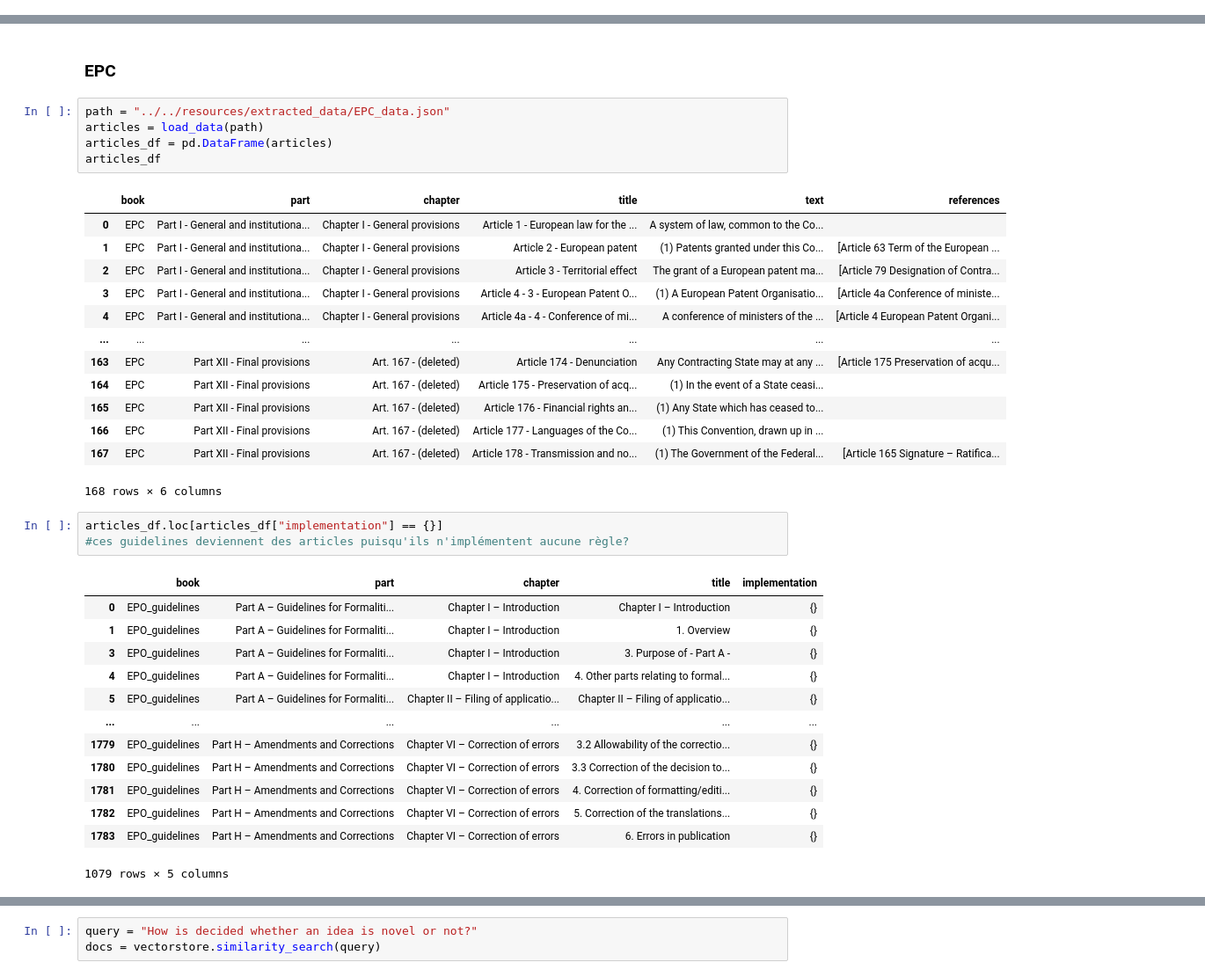
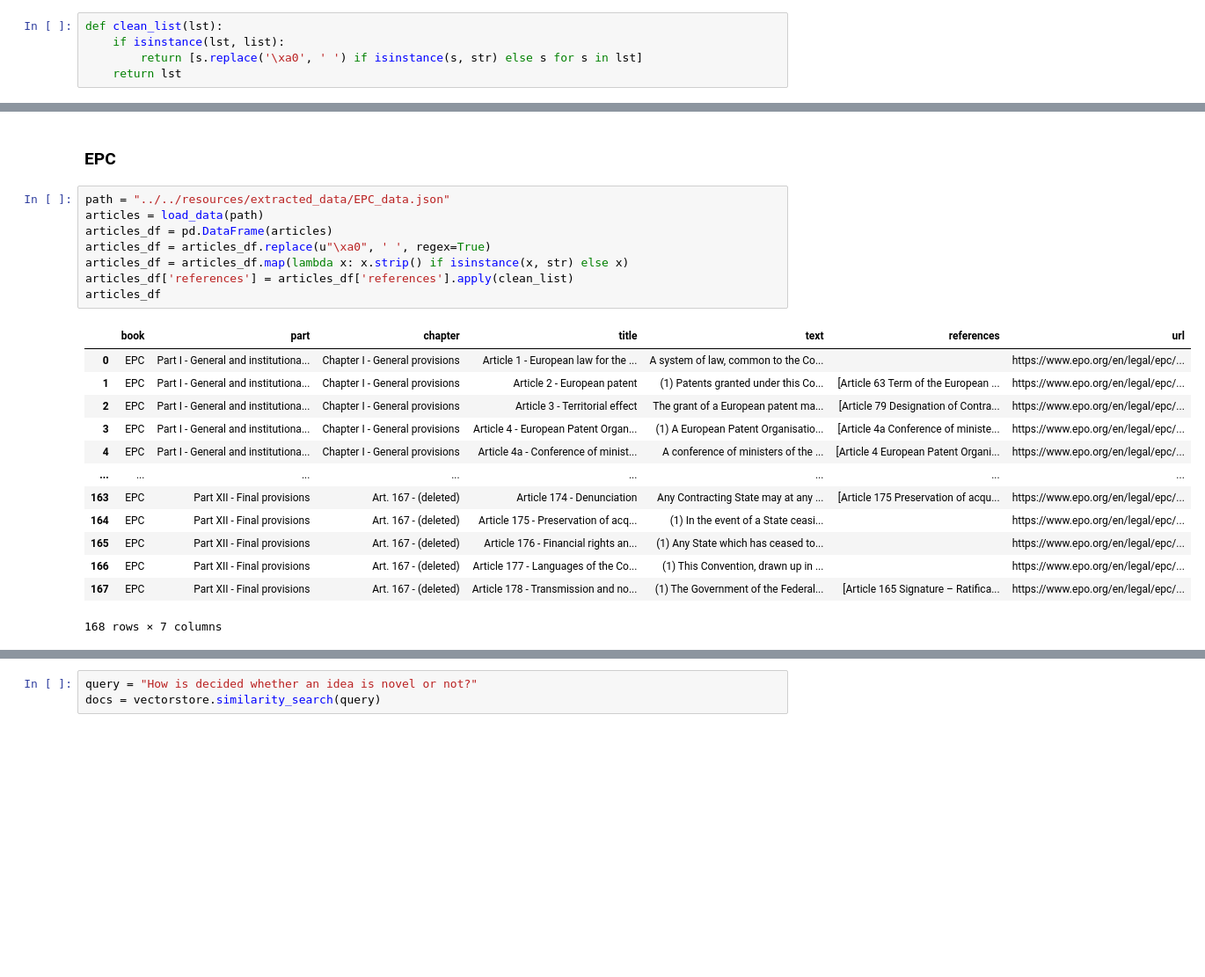
Before and after one commit to DesordreOrganise/PatentAssist, a Jupyter notebook: notebooks/preprocessing/preprocessing.ipynb, the cells around one changed output, grey strips where cells are left out. Shown at 88% size. Drawn from its saved outputs; the diff is of its cells as text; blank space fills up the shorter version.

```diff
--- a/notebooks/preprocessing/preprocessing.ipynb
+++ b/notebooks/preprocessing/preprocessing.ipynb
@@ -17,6 +17,11 @@ def load_data(path: str) -> list:
 def create_doc(row: pd.Series) -> Document:
     doc = Document(page_content=row["text"], id=row["title"], metadata=row.drop(labels=["text", "title", "references"]).to_dict())
     return doc
+# %%
+def clean_list(lst):
+    if isinstance(lst, list):
+        return [s.replace('\xa0', ' ') if isinstance(s, str) else s for s in lst]
+    return lst
 # %% [markdown]
 ## Main
 # %% [markdown]
@@ -24,39 +29,25 @@ def create_doc(row: pd.Series) -> Document:
 # %%
 path = "../../resources/extracted_data/EPC_data.json"
 articles = load_data(path)
 articles_df = pd.DataFrame(articles)
+articles_df = articles_df.replace(u"\xa0", ' ', regex=True)
+articles_df = articles_df.map(lambda x: x.strip() if isinstance(x, str) else x)
+articles_df['references'] = articles_df['references'].apply(clean_list)
 articles_df
 # %% [output]
-|  | book | part | chapter | title | text | references |
-| 0 | EPC | Part I - General and institutiona... | Chapter I - General provisions | Article 1 - European law for the ... | A system of law, common to the Co... |  |
-| 1 | EPC | Part I - General and institutiona... | Chapter I - General provisions | Article 2 - European patent | (1) Patents granted under this Co... | [Article 63 Term of the European ... |
-| 2 | EPC | Part I - General and institutiona... | Chapter I - General provisions | Article 3 - Territorial effect | The grant of a European patent ma... | [Article 79 Designation of Contra... |
-| 3 | EPC | Part I - General and institutiona... | Chapter I - General provisions | Article 4 - 3 - European Patent O... | (1) A European Patent Organisatio... | [Article 4a Conference of ministe... |
-| 4 | EPC | Part I - General and institutiona... | Chapter I - General provisions | Article 4a - 4 - Conference of mi... | A conference of ministers of the ... | [Article 4 European Patent Organi... |
-| ... | ... | ... | ... | ... | ... | ... |
-| 163 | EPC | Part XII - Final provisions | Art. 167 - (deleted) | Article 174 - Denunciation | Any Contracting State may at any ... | [Article 175 Preservation of acqu... |
-| 164 | EPC | Part XII - Final provisions | Art. 167 - (deleted) | Article 175 - Preservation of acq... | (1) In the event of a State ceasi... |  |
-| 165 | EPC | Part XII - Final provisions | Art. 167 - (deleted) | Article 176 - Financial rights an... | (1) Any State which has ceased to... |  |
-| 166 | EPC | Part XII - Final provisions | Art. 167 - (deleted) | Article 177 - Languages of the Co... | (1) This Convention, drawn up in ... |  |
-| 167 | EPC | Part XII - Final provisions | Art. 167 - (deleted) | Article 178 - Transmission and no... | (1) The Government of the Federal... | [Article 165 Signature – Ratifica... |
+|  | book | part | chapter | title | text | references | url |
+| 0 | EPC | Part I - General and institutiona... | Chapter I - General provisions | Article 1 - European law for the ... | A system of law, common to the Co... |  | https://www.epo.org/en/legal/epc/... |
+| 1 | EPC | Part I - General and institutiona... | Chapter I - General provisions | Article 2 - European patent | (1) Patents granted under this Co... | [Article 63 Term of the European ... | https://www.epo.org/en/legal/epc/... |
+| 2 | EPC | Part I - General and institutiona... | Chapter I - General provisions | Article 3 - Territorial effect | The grant of a European patent ma... | [Article 79 Designation of Contra... | https://www.epo.org/en/legal/epc/... |
+| 3 | EPC | Part I - General and institutiona... | Chapter I - General provisions | Article 4 - European Patent Organ... | (1) A European Patent Organisatio... | [Article 4a Conference of ministe... | https://www.epo.org/en/legal/epc/... |
+| 4 | EPC | Part I - General and institutiona... | Chapter I - General provisions | Article 4a - Conference of minist... | A conference of ministers of the ... | [Article 4 European Patent Organi... | https://www.epo.org/en/legal/epc/... |
+| ... | ... | ... | ... | ... | ... | ... | ... |
+| 163 | EPC | Part XII - Final provisions | Art. 167 - (deleted) | Article 174 - Denunciation | Any Contracting State may at any ... | [Article 175 Preservation of acqu... | https://www.epo.org/en/legal/epc/... |
+| 164 | EPC | Part XII - Final provisions | Art. 167 - (deleted) | Article 175 - Preservation of acq... | (1) In the event of a State ceasi... |  | https://www.epo.org/en/legal/epc/... |
+| 165 | EPC | Part XII - Final provisions | Art. 167 - (deleted) | Article 176 - Financial rights an... | (1) Any State which has ceased to... |  | https://www.epo.org/en/legal/epc/... |
+| 166 | EPC | Part XII - Final provisions | Art. 167 - (deleted) | Article 177 - Languages of the Co... | (1) This Convention, drawn up in ... |  | https://www.epo.org/en/legal/epc/... |
+| 167 | EPC | Part XII - Final provisions | Art. 167 - (deleted) | Article 178 - Transmission and no... | (1) The Government of the Federal... | [Article 165 Signature – Ratifica... | https://www.epo.org/en/legal/epc/... |
-168 rows × 6 columns
+168 rows × 7 columns
-# %%
-articles_df.loc[articles_df["implementation"] == {}]
-#ces guidelines deviennent des articles puisqu'ils n'implémentent aucune règle?
-# %% [output]
-|  | book | part | chapter | title | implementation |
-| 0 | EPO_guidelines | Part A – Guidelines for Formaliti... | Chapter I – Introduction | Chapter I – Introduction | {} |
-| 1 | EPO_guidelines | Part A – Guidelines for Formaliti... | Chapter I – Introduction | 1. Overview | {} |
-| 3 | EPO_guidelines | Part A – Guidelines for Formaliti... | Chapter I – Introduction | 3. Purpose of - Part A - | {} |
-| 4 | EPO_guidelines | Part A – Guidelines for Formaliti... | Chapter I – Introduction | 4. Other parts relating to formal... | {} |
-| 5 | EPO_guidelines | Part A – Guidelines for Formaliti... | Chapter II – Filing of applicatio... | Chapter II – Filing of applicatio... | {} |
-| ... | ... | ... | ... | ... | ... |
-| 1779 | EPO_guidelines | Part H – Amendments and Corrections | Chapter VI – Correction of errors | 3.2 Allowability of the correctio... | {} |
-| 1780 | EPO_guidelines | Part H – Amendments and Corrections | Chapter VI – Correction of errors | 3.3 Correction of the decision to... | {} |
-| 1781 | EPO_guidelines | Part H – Amendments and Corrections | Chapter VI – Correction of errors | 4. Correction of formatting/editi... | {} |
-| 1782 | EPO_guidelines | Part H – Amendments and Corrections | Chapter VI – Correction of errors | 5. Correction of the translations... | {} |
-| 1783 | EPO_guidelines | Part H – Amendments and Corrections | Chapter VI – Correction of errors | 6. Errors in publication | {} |
-1079 rows × 5 columns
 # %%
 from langchain_chroma import Chroma
 from langchain_ollama import OllamaEmbeddings
```
Also changed, not shown: parts of 8 cells of this notebook, 8 other files.
